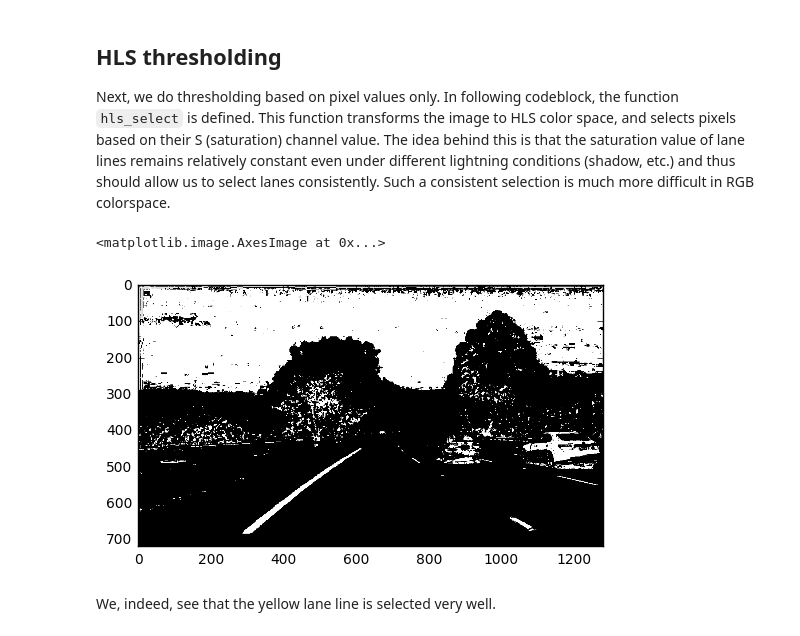
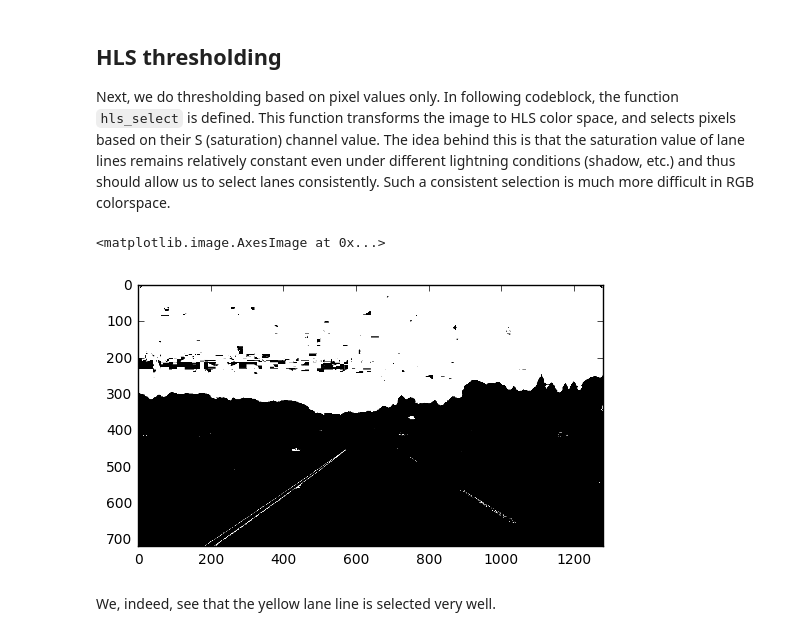
Before and after one commit to NOllAl/CarND-Advanced-Lane-Lines, a Jupyter notebook: Lane_Finding.ipynb, the cells around one changed output. Cells and saved outputs as stored; diff of their text form; code cells hidden in the pictures.

```diff
--- a/Lane_Finding.ipynb
+++ b/Lane_Finding.ipynb
@@ -142,0 +149,8 @@ At this point, we have the matrix necessary to perform the undistortion transfor
+# %%
+test_img = cv2.imread('./test_images/solidYellowLeft.jpg')
+test_img = cv2.resize(test_img, (1280, 720))
+test_img_undist = cv2.undistort(test_img, CALIBRATION_DICT['mtx'], CALIBRATION_DICT['dist'], None, CALIBRATION_DICT['mtx'])
+
+f, axarr = plt.subplots(2, sharex=True)
+axarr[0].imshow(cv2.cvtColor(test_img, cv2.COLOR_BGR2RGB))
+axarr[1].imshow(cv2.cvtColor(test_img_undist, cv2.COLOR_BGR2RGB))
@@ -149,7 +166,4 @@ So with this in mind, we have to select an image where the road is straigt. This
 # %%
-test_img = cv2.imread('./test_images/test1.jpg')
-test_img = cv2.resize(test_img, (1280, 720))
-test_img_undist = cv2.undistort(test_img, CALIBRATION_DICT['mtx'], CALIBRATION_DICT['dist'], None, CALIBRATION_DICT['mtx'])
 plt.imshow(cv2.cvtColor(test_img_undist, cv2.COLOR_BGR2RGB))
 plt.plot([180, 1150, 715, 575, 180], [720, 720, 450, 450, 720])
 # %% [output]
@@ -283,7 +297,7 @@ Even, at this stage, the results look quite promising.
 
 Next, we do thresholding based on pixel values only. In following codeblock, the function `hls_select` is defined. This function transforms the image to HLS color space, and selects pixels based on their S (saturation) channel value. The idea behind this is that the saturation value of lane lines remains relatively constant even under different lightning conditions (shadow, etc.) and thus should allow us to select lanes consistently. Such a consistent selection is much more difficult in RGB colorspace.
 # %%
-def hls_select(img, s_thresh=(0, 255), h_thresh = (0, 180)):
+def hls_select(img, s_thresh=(0, 255)):
     # 1) Convert to HLS color space
     hls_img = cv2.cvtColor(img, cv2.COLOR_RGB2HLS)
     s_channel = hls_img[:, :, 2]
@@ -291,15 +305,14 @@ def hls_select(img, s_thresh=(0, 255), h_thresh = (0, 180)):
     # 2) Apply a threshold to the S channel
     binary_img = np.zeros_like(s_channel)
     binary_img[(s_channel >= s_thresh[0]) & (s_channel <= s_thresh[1])] = 1
-    #binary_img[(h_channel >= h_thresh[0]) & (h_channel <= h_thresh[1])] = 1
     # 3) Return a binary image of threshold result
     binary_output = np.copy(img) # placeholder line
     return binary_img
 # %%
-plt.imshow(hls_select(test_img, s_thresh=(120, 255), h_thresh=(90, 110)), cmap='gray')
+plt.imshow(hls_select(test_img, s_thresh=(80, 120)), cmap='gray')
 # %% [output]
 <matplotlib.image.AxesImage at 0x...>
-[figure, old version]
+[figure, new version]
 # %% [markdown]
 We, indeed, see that the yellow lane line is selected very well.
 # %% [markdown]
```
Also changed, not shown: parts of 22 cells of this notebook, 2 other files.
